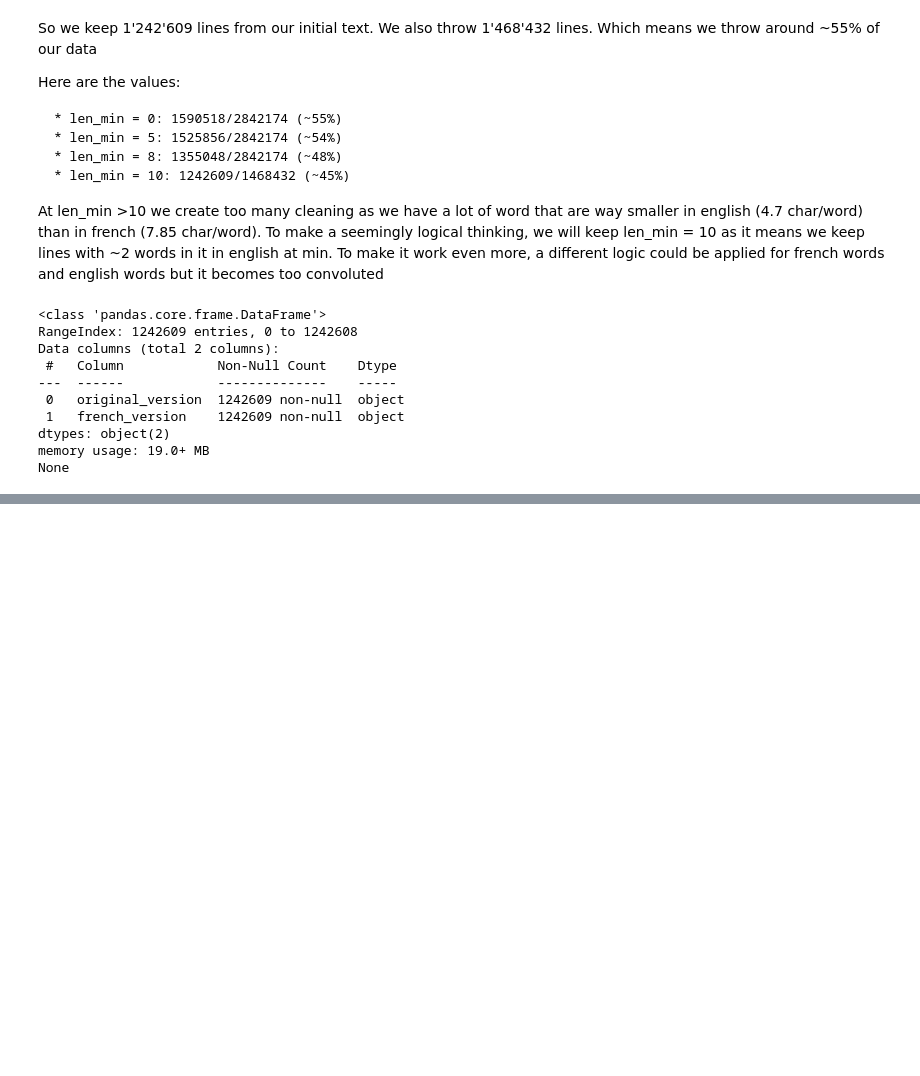
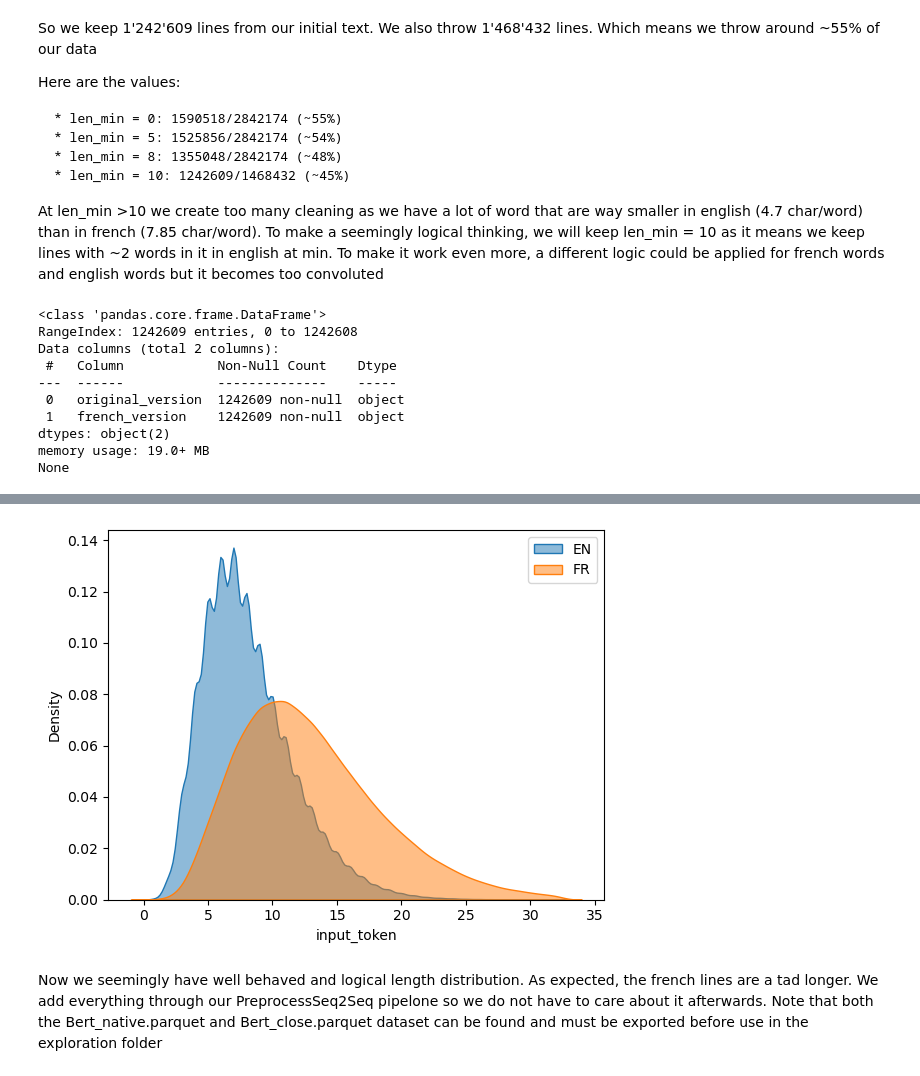
Before and after one commit to HaymozJo/LLM_reproduction, a Jupyter notebook: exploration.ipynb, the cells around one changed output, grey strips where cells are left out. Saved outputs shown, nothing was run; the diff lists cells and outputs as text; code cells hidden in the pictures; blank space fills up the shorter version.

Commit message:
Final change in PreprocessSeq2Seq, changes explained in Explo

```diff
--- a/exploration.ipynb
+++ b/exploration.ipynb
@@ -279,0 +344,3 @@ None
+# %%
+df = df[(df["input_token"].str.len() <=32) & (df["target_token"].str.len()<=32)]
+print(len(df))
@@ -279,0 +353,9 @@ None
+# %%
+sns.kdeplot(df["input_token"].str.len(),label='EN', fill=True, alpha=0.5, bw_adjust=2)
+sns.kdeplot(df["target_token"].str.len(), label='FR', fill=True, alpha=0.5, bw_adjust=2)
+plt.legend()
+plt.show()
+# %% [output]
+[figure, added]
+# %% [markdown]
+Now we seemingly have well behaved and logical length distribution. As expected, the french lines are a tad longer. We add everything through our PreprocessSeq2Seq pipelone so we do not have to care about it afterwards. Note that both the Bert_native.parquet and Bert_close.parquet dataset can be found and must be exported before use in the exploration folder
```
Also changed, not shown: parts of 14 cells of this notebook, 1 other file.
